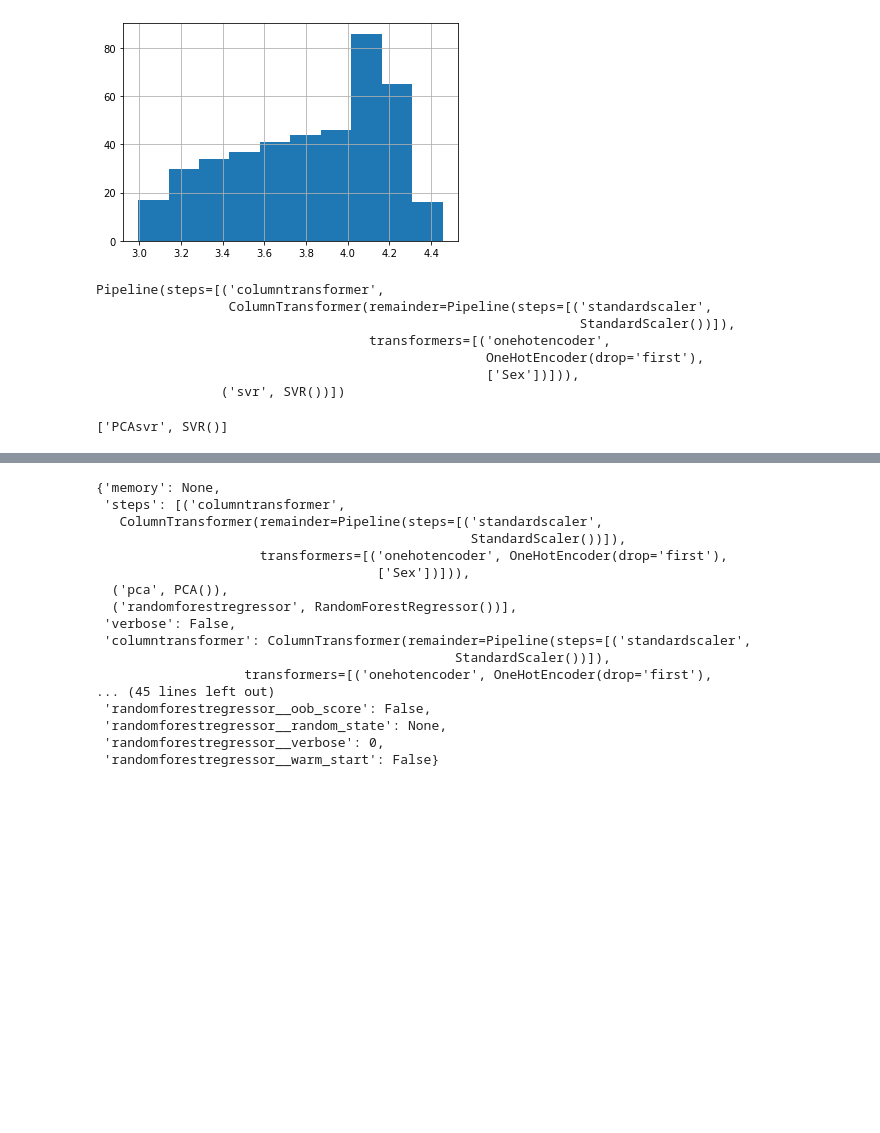
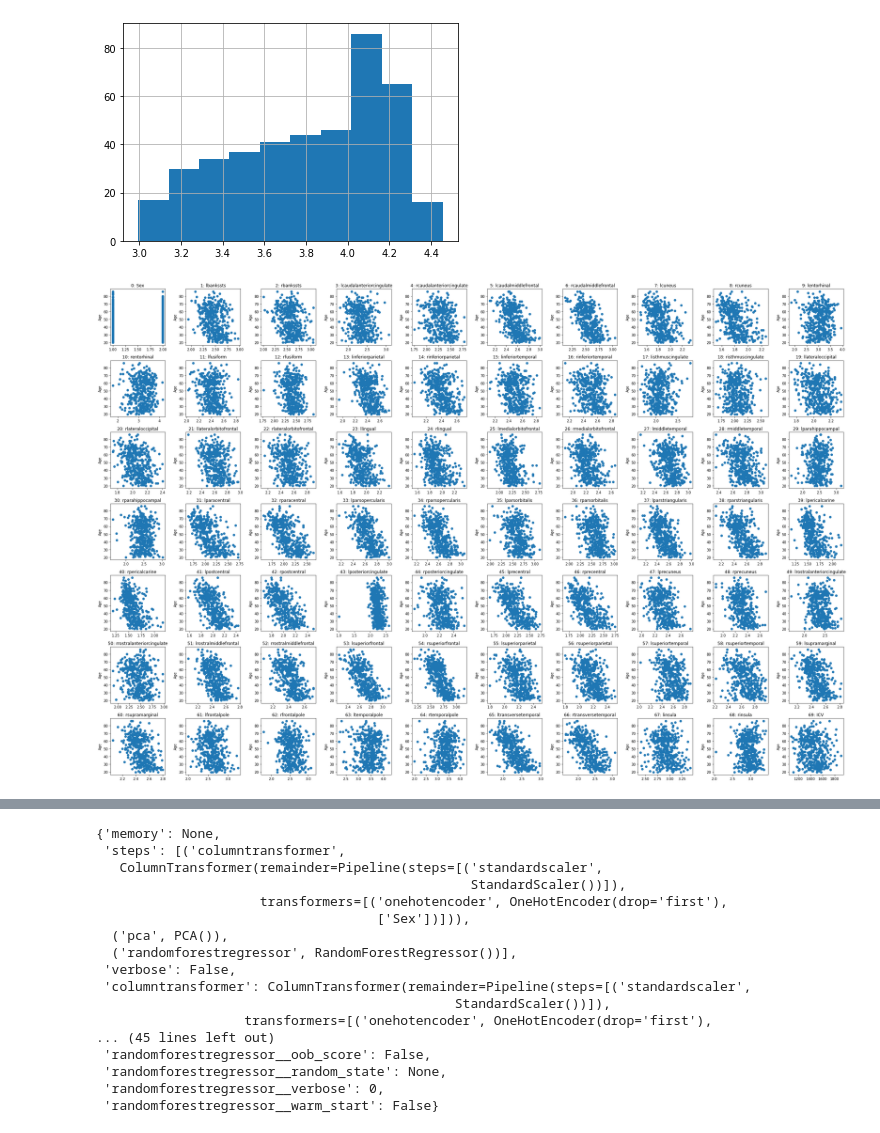
Before and after one commit to luckydipper/brain_age_expectation, a Jupyter notebook: 2020105695_김희성_final_project.ipynb, the cells around one changed output, grey strips where cells are left out. Drawn from its saved outputs; the diff is of its cells as text; code cells hidden in the pictures; blank space fills up the shorter version.

```diff
--- a/2020105695_김희성_final_project.ipynb
+++ b/2020105695_김희성_final_project.ipynb
@@ -110,30 +110,18 @@ print("saved!")
 # %% [output]
 saved!
 [figure]
-# %%
-#Original SVM regression
-from sklearn.svm import SVR
-from copy import deepcopy
-
-svm_process = make_pipeline(standard_preprocess, SVR())
-
-svm_process.fit(X_train,y_train)
-#print(svm_process.named_steps["svr"])
-#print(svm_process.predict(X_train))
-#print(y_train)
-# %% [output]
-Pipeline(steps=[('columntransformer',
-                 ColumnTransformer(remainder=Pipeline(steps=[('standardscaler',
-                                                              StandardScaler())]),
-                                   transformers=[('onehotencoder',
-                                                  OneHotEncoder(drop='first'),
-                                                  ['Sex'])])),
-                ('svr', SVR())])
-# %%
-#PCA SVM regression
-pca_svm_process = deepcopy(pca_process)
-pca_svm_process.steps.append(["PCAsvr",SVR()])
-#print(svm_process.get_params())
-pca_svm_process.steps.pop()
-# %% [output]
-['PCAsvr', SVR()]
+# %%
+# visualize each feature to data
+# 정규분포 모양이나, 나이가 많을수록 얇은 경향이 있다. 젊을수록 두꺼운 것이 많다.
+# kernel svm? or linear regression이 효과적일 것이다. tree보다는
+import matplotlib.pyplot as plt
+fig, axes = plt.subplots(7, 10, figsize=(30, 20))
+
+for i, ax in enumerate(axes.ravel()):
+    ax.plot(X_train.iloc[:, i], y_train, 'o', alpha=5)
+    ax.set_title("{}: {}".format(i, X_train.columns[i]))
+    ax.set_ylabel("Age")
+plt.tight_layout()
+plt.savefig("images/Data_distribution.png")
+# %% [output]
+[figure, added]
```
Also changed, not shown: parts of 16 cells of this notebook, 11 other files.
